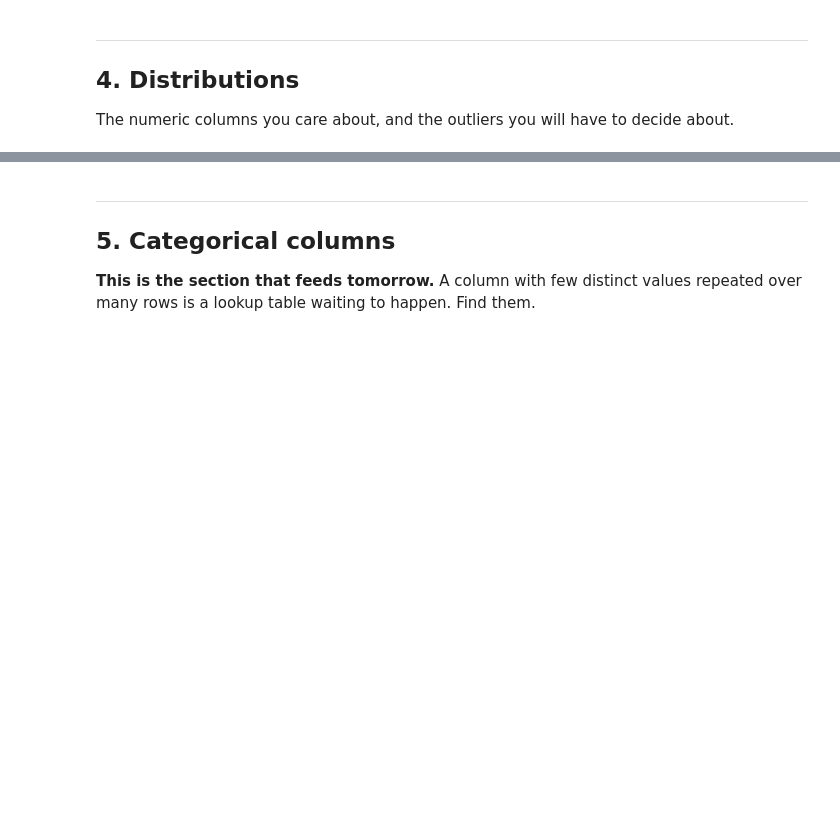
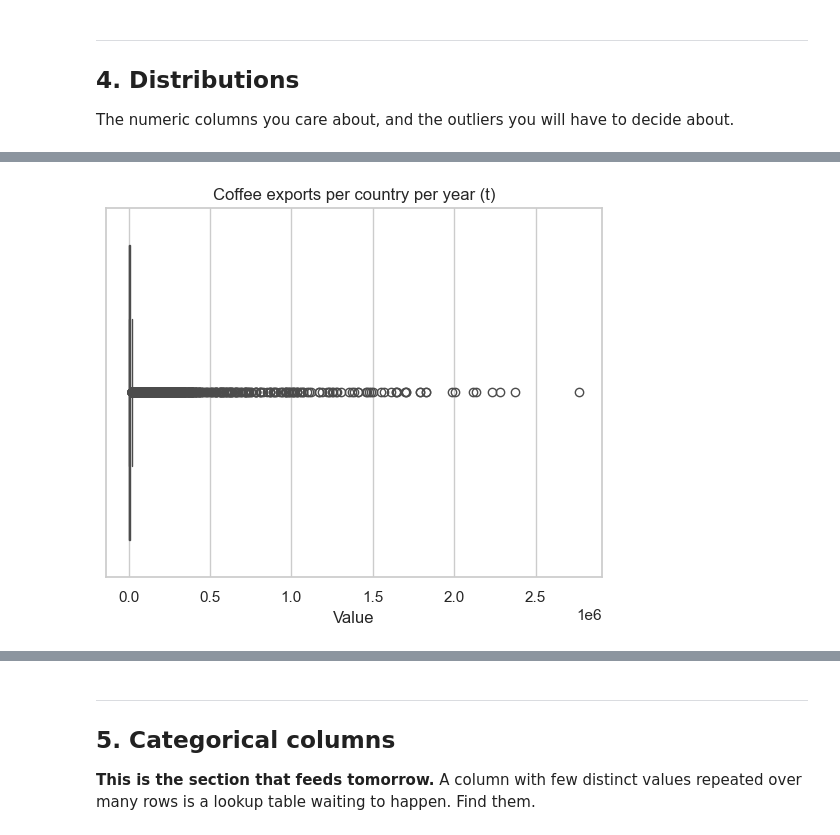
Before and after one commit to benjiro000/project-1-eda, a Jupyter notebook: notebooks/01_eda.ipynb, the cells around one changed output, grey strips where cells are left out. Drawn from its saved outputs; the diff is of its cells as text; code cells hidden in the pictures; blank space fills up the shorter version.

```diff
--- a/notebooks/01_eda.ipynb
+++ b/notebooks/01_eda.ipynb
@@ -53,0 +136,7 @@ The numeric columns you care about, and the outliers you will have to decide abo
+# %%
+exports = trade[trade["Element"] == "Export quantity"]
+sns.boxplot(x=exports["Value"])
+plt.title("Coffee exports per country per year (t)")
+plt.show()
+# %% [output]
+[figure, added]
```
Also changed, not shown: parts of 13 cells of this notebook.
